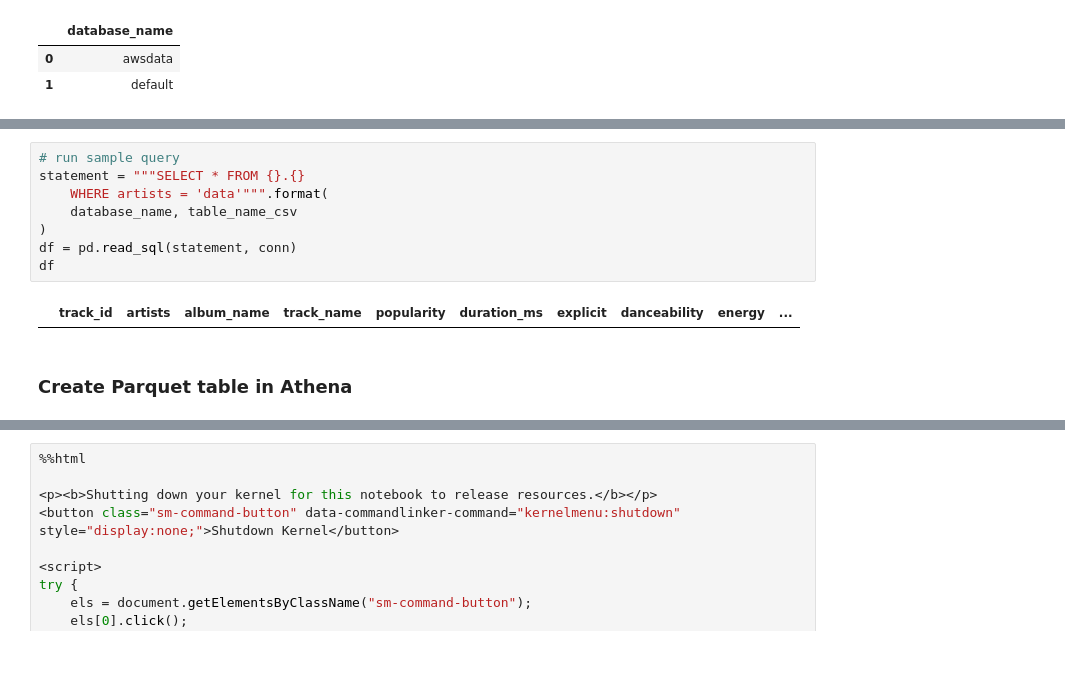
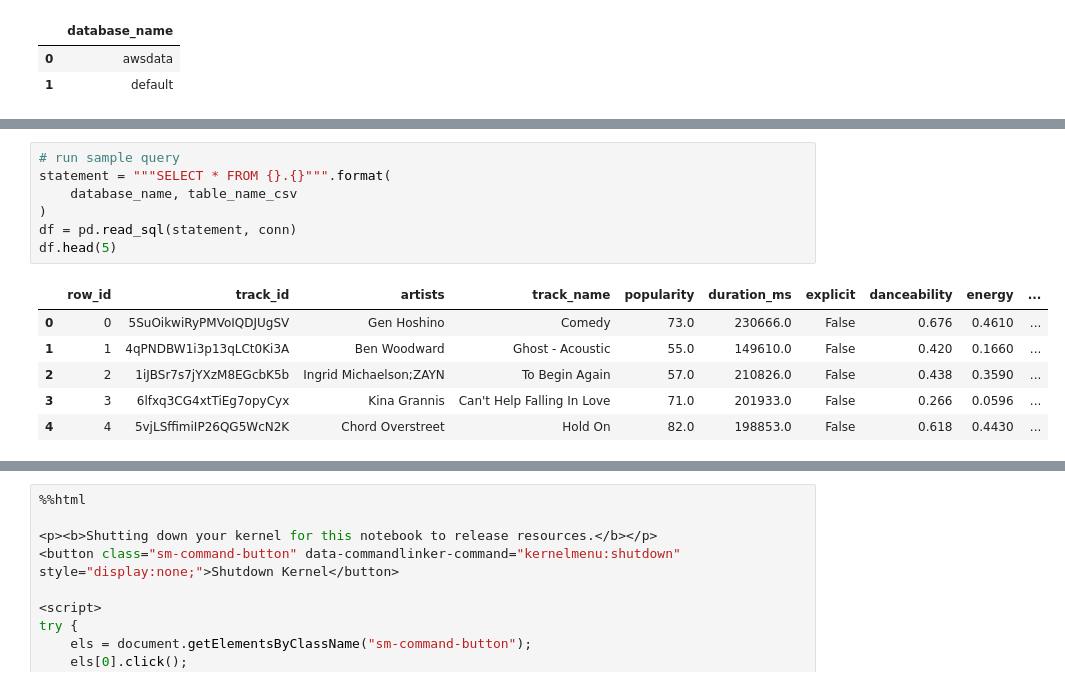
Before and after one commit to snagalingam/aai-540-hw, a Jupyter notebook: homework-2-1/homework-2-1.ipynb, the cells around one changed output, grey strips where cells are left out. Cells and saved outputs as stored; diff of their text form; blank space fills up the shorter version.

Commit message:
cleaned data

```diff
--- a/homework-2-1/homework-2-1.ipynb
+++ b/homework-2-1/homework-2-1.ipynb
@@ -134,12 +157,14 @@ df_show.head(5)
 # %%
 # run sample query
-statement = """SELECT * FROM {}.{}
-    WHERE artists = 'data'""".format(
+statement = """SELECT * FROM {}.{}""".format(
     database_name, table_name_csv
 )
 df = pd.read_sql(statement, conn)
-df
+df.head(5)
 # %% [output]
-|  | track_id | artists | album_name | track_name | popularity | duration_ms | explicit | danceability | energy | ... |
+|  | row_id | track_id | artists | track_name | popularity | duration_ms | explicit | danceability | energy | ... |
+| 0 | 0 | 5SuOikwiRyPMVoIQDJUgSV | Gen Hoshino | Comedy | 73.0 | 230666.0 | False | 0.676 | 0.4610 | ... |
+| 1 | 1 | 4qPNDBW1i3p13qLCt0Ki3A | Ben Woodward | Ghost - Acoustic | 55.0 | 149610.0 | False | 0.420 | 0.1660 | ... |
+| 2 | 2 | 1iJBSr7s7jYXzM8EGcbK5b | Ingrid Michaelson;ZAYN | To Begin Again | 57.0 | 210826.0 | False | 0.438 | 0.3590 | ... |
+| 3 | 3 | 6lfxq3CG4xtTiEg7opyCyx | Kina Grannis | Can't Help Falling In Love | 71.0 | 201933.0 | False | 0.266 | 0.0596 | ... |
+| 4 | 4 | 5vjLSffimiIP26QG5WcN2K | Chord Overstreet | Hold On | 82.0 | 198853.0 | False | 0.618 | 0.4430 | ... |
-# %% [markdown]
-### Create Parquet table in Athena
```
Also changed, not shown: parts of 21 cells of this notebook, 1 other file.
